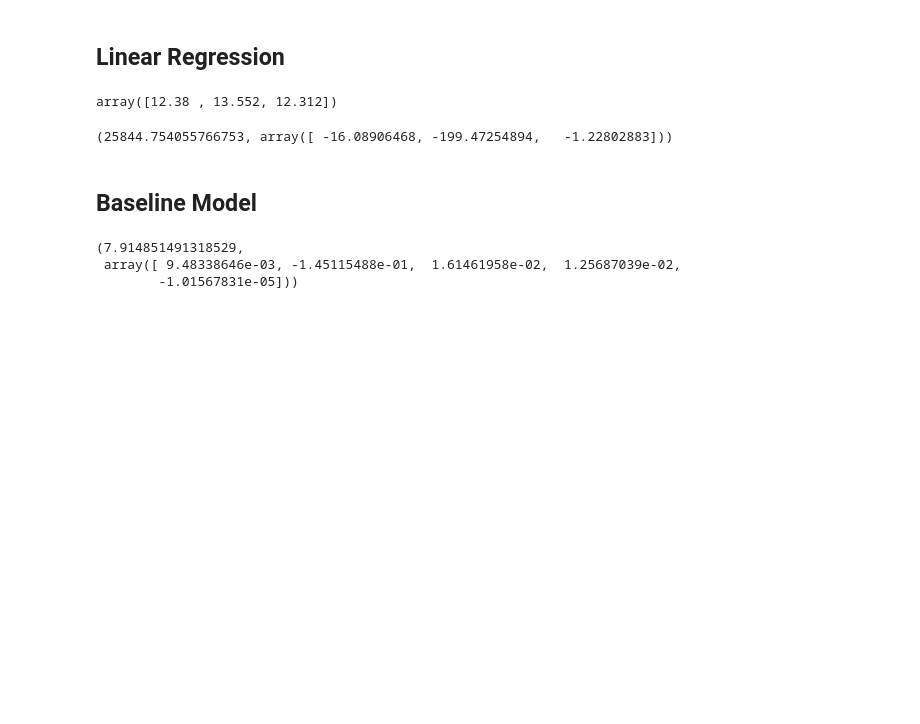
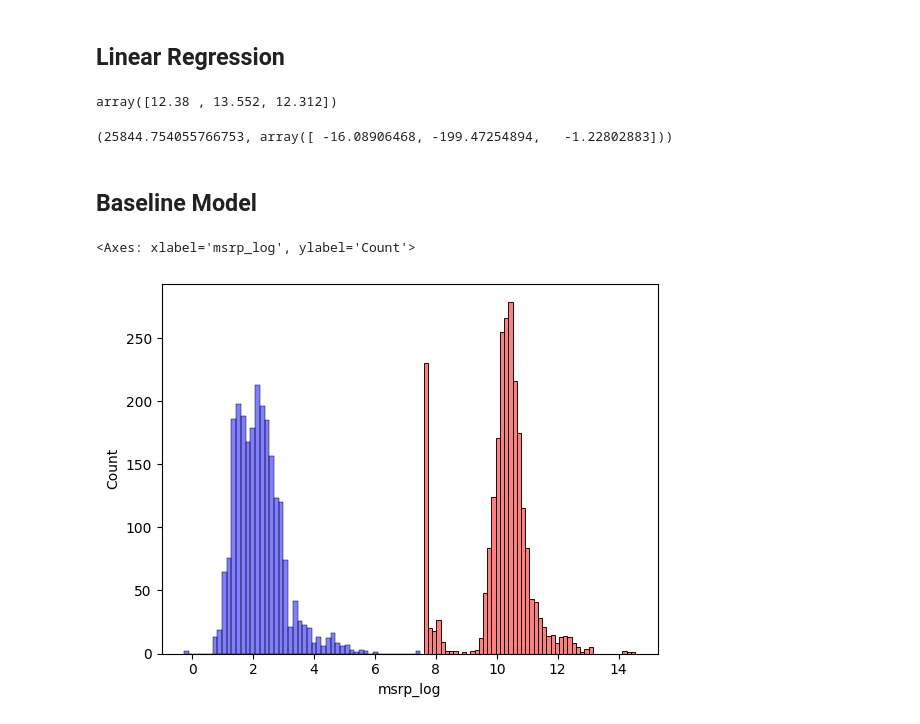
Before and after one commit to ArmandWinant/ml-zoomcamp, a Jupyter notebook: 02-regression/carprice.ipynb, the cells around one changed output. Drawn from its saved outputs; the diff is of its cells as text; code cells hidden in the pictures; blank space fills up the shorter version.

Commit message:
generate predictions and plot

```diff
--- a/02-regression/carprice.ipynb
+++ b/02-regression/carprice.ipynb
@@ -186,8 +186,18 @@ base = ['engine_hp', 'engine_cylinders', 'highway_mpg', 'city_mpg', 'popularity'
 X_train = df_train[base].values
 y_train = df_train.msrp_log
 # %%
-trainLinearRegression(X_train, y_train)
+w0, w = trainLinearRegression(X_train, y_train)
-# %% [output]
-(7.914851491318529,
- array([ 9.48338646e-03, -1.45115488e-01,  1.61461958e-02,  1.25687039e-02,
-        -1.01567831e-05]))
+# %%
+def predictMSRPLog(X: np.array, b: np.array, w: np.array) -> float:
+  return b + X.dot(w)
+# %%
+X_val = df_val[base].values
+y_val = df_val.msrp_log
+# %%
+pred_val = predictMSRPLog(X_val, w0, w)
+# %%
+sns.histplot(y_val, color='red', alpha=.5, bins=50)
+sns.histplot(pred_val, color='blue', alpha=.5, bins=50)
+# %% [output]
+<Axes: xlabel='msrp_log', ylabel='Count'>
+[figure, added]
```
